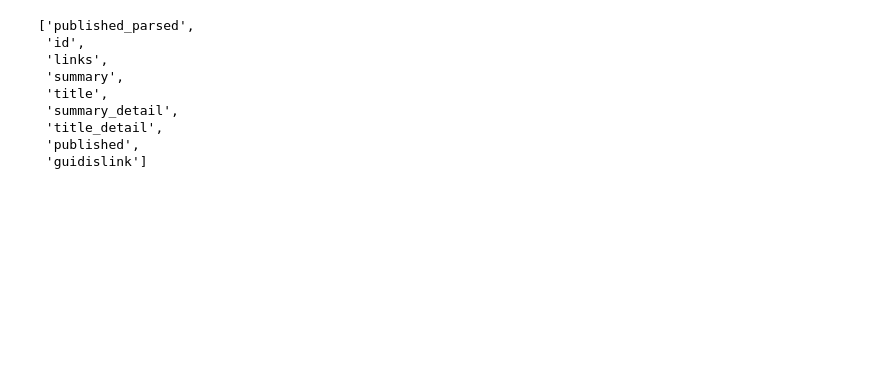
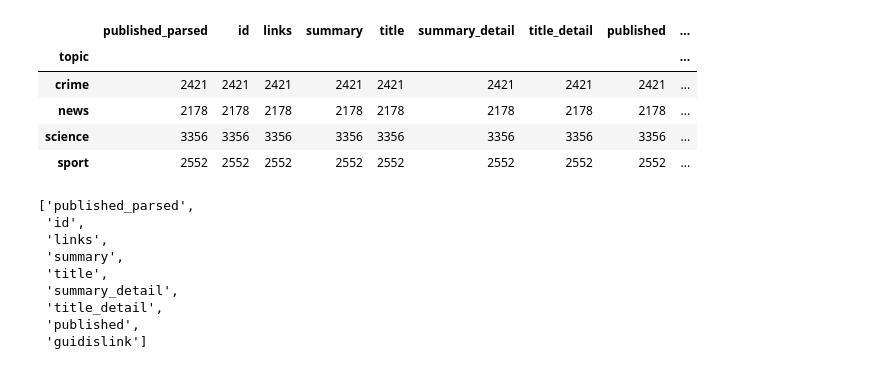
Before and after one commit to trburnet/Content_Agg, a Jupyter notebook: agg_nb.ipynb, the cells around one changed output. Saved outputs shown, nothing was run; the diff lists cells and outputs as text; code cells hidden in the pictures; blank space fills up the shorter version.

```diff
--- a/agg_nb.ipynb
+++ b/agg_nb.ipynb
@@ -120,2 +102,36 @@ ps = Parser('2022-10-01', '2022-11-01')
+# %%
+topic_urls_dict = {'news' : ["http://rss.cnn.com/rss/cnn_topstories.rss",
+                                "https://www.huffpost.com/section/front-page/feed?x=1",
+                                "https://feeds.simplecast.com/54nAGcIl",
+                                "https://feeds.feedburner.com/Monocle24TheGlobalist",
+                                "https://www.theguardian.com/news/series/todayinfocus/podcast.xml"],
+                'crime' : ["https://feeds.simplecast.com/qm_9xx0g",
+                                "https://rss.art19.com/morbid-a-true-crime-podcast",
+                                "https://rss.art19.com/erm-mfm",
+                                "https://feeds.megaphone.fm/VMP7924981569",
+                                "https://www.omnycontent.com/d/playlist/d83f52e4-2455-47f4-982e-ab790120b954/82e70870-d45e-4b4c-8e17-ab8600091b59/e20bfe1d-24c8-4809-b7b0-ab8600091b62/podcast.rss",
+                                "https://feeds.megaphone.fm/darknetdiaries",
+                                "https://feeds.simplecast.com/GdzgJRQH",
+                                "https://feeds.simplecast.com/xl36XBC2",
+                                "https://rss.art19.com/dr-death",
+                                "https://podcastfeeds.nbcnews.com/HL4TzgYC"],
+                'science' : ["https://feeds.simplecast.com/FO6kxYGj",
+                                "http://feeds.feedburner.com/radiolab",
+                                "https://media.rss.com/fm/feed.xml",
+                                "https://omnycontent.com/d/playlist/e73c998e-6e60-432f-8610-ae210140c5b1/6EA152C0-9E3A-45DE-8672-AE2F0056B113/D8936746-9E22-4DBA-B762-AE2F0056B126/podcast.rss",
+                                "https://www.thenakedscientists.com/naked_scientists_podcast.xml"],
+                'sport' : ["https://media.rss.com/progressivepodcast/feed.xml",
+                                "https://media.rss.com/wholeninesports/feed.xml",
+                                "https://media.rss.com/moodysportswithdanandzach/feed.xml",
+                                "https://media.rss.com/thejosephvorepodcast/feed.xml",
+                                "https://media.rss.com/wholeshabang/feed.xml",
+                                "https://mcsorleys.barstoolsports.com/feed/pardon-my-take",
+                                "https://feeds.megaphone.fm/ESP2298543312",
+                                "https://feeds.megaphone.fm/ESP3500611186",
+                                "https://feeds.megaphone.fm/ESP3025643506"]}
+
+a_ps = AdvancedParser('2022-10-01', '2022-11-01', topic_urls_dict)
+
+ps = Parser('2022-10-01', '2022-11-01')
 # %%
 all_pc_df = a_ps.gather_data()
@@ -130,0 +138,14 @@ all_pc_df.tail()
+# %%
+# Getting rid of rows where summary is not populated
+all_pc_df = all_pc_df[(all_pc_df['summary']!='') & (all_pc_df.summary.notna())]
+all_pc_df.reset_index(inplace=True, drop=True)
+# %%
+#Checking to see if my data is evenly spread
+all_pc_df.groupby('topic').count()
+# %% [output]
+|  | published_parsed | id | links | summary | title | summary_detail | title_detail | published | ... |
+| topic |  |  |  |  |  |  |  |  | ... |
+| crime | 2421 | 2421 | 2421 | 2421 | 2421 | 2421 | 2421 | 2421 | ... |
+| news | 2178 | 2178 | 2178 | 2178 | 2178 | 2178 | 2178 | 2178 | ... |
+| science | 3356 | 3356 | 3356 | 3356 | 3356 | 3356 | 3356 | 3356 | ... |
+| sport | 2552 | 2552 | 2552 | 2552 | 2552 | 2552 | 2552 | 2552 | ... |
```
Also changed, not shown: parts of 4 cells of this notebook.
